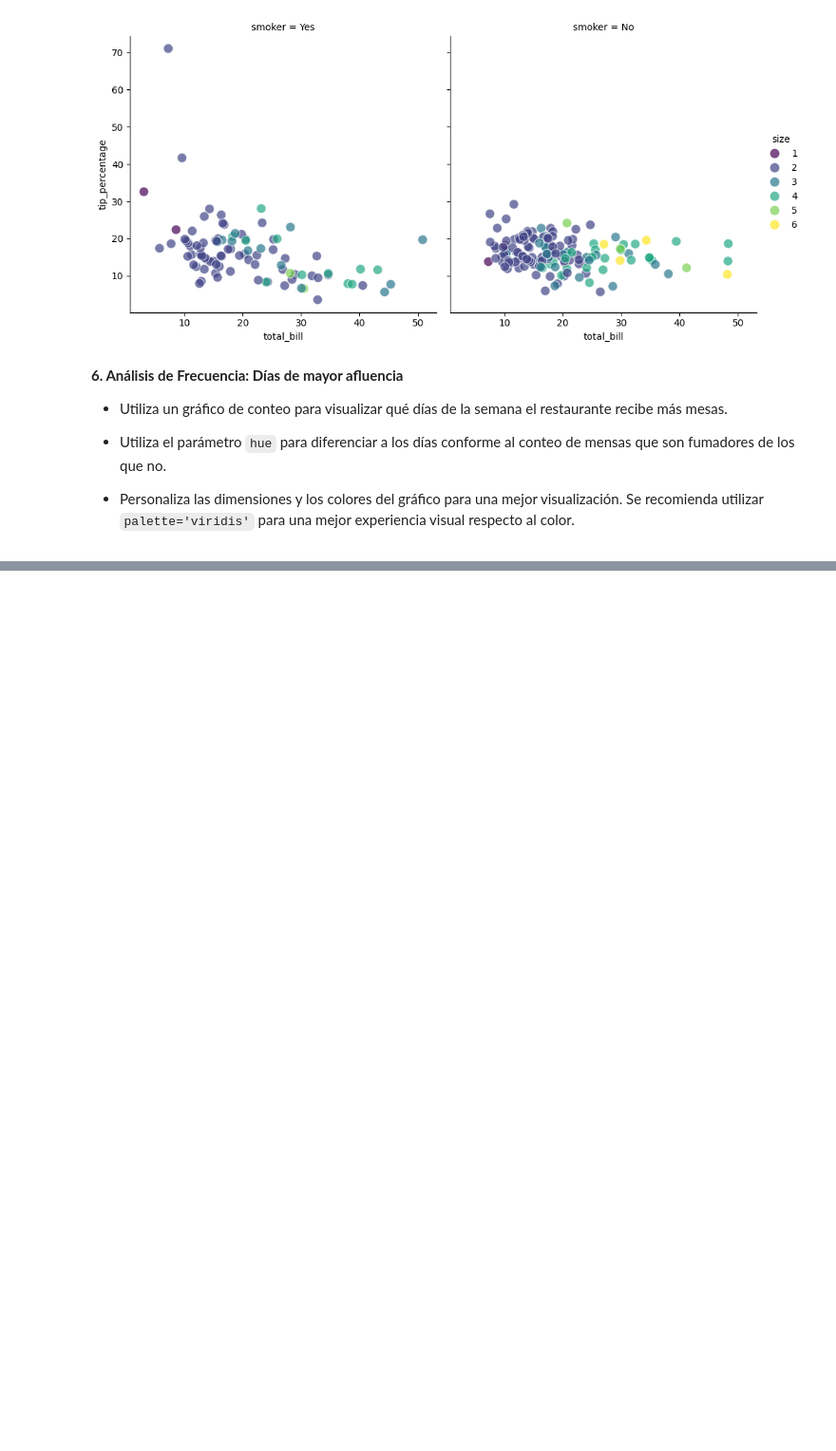
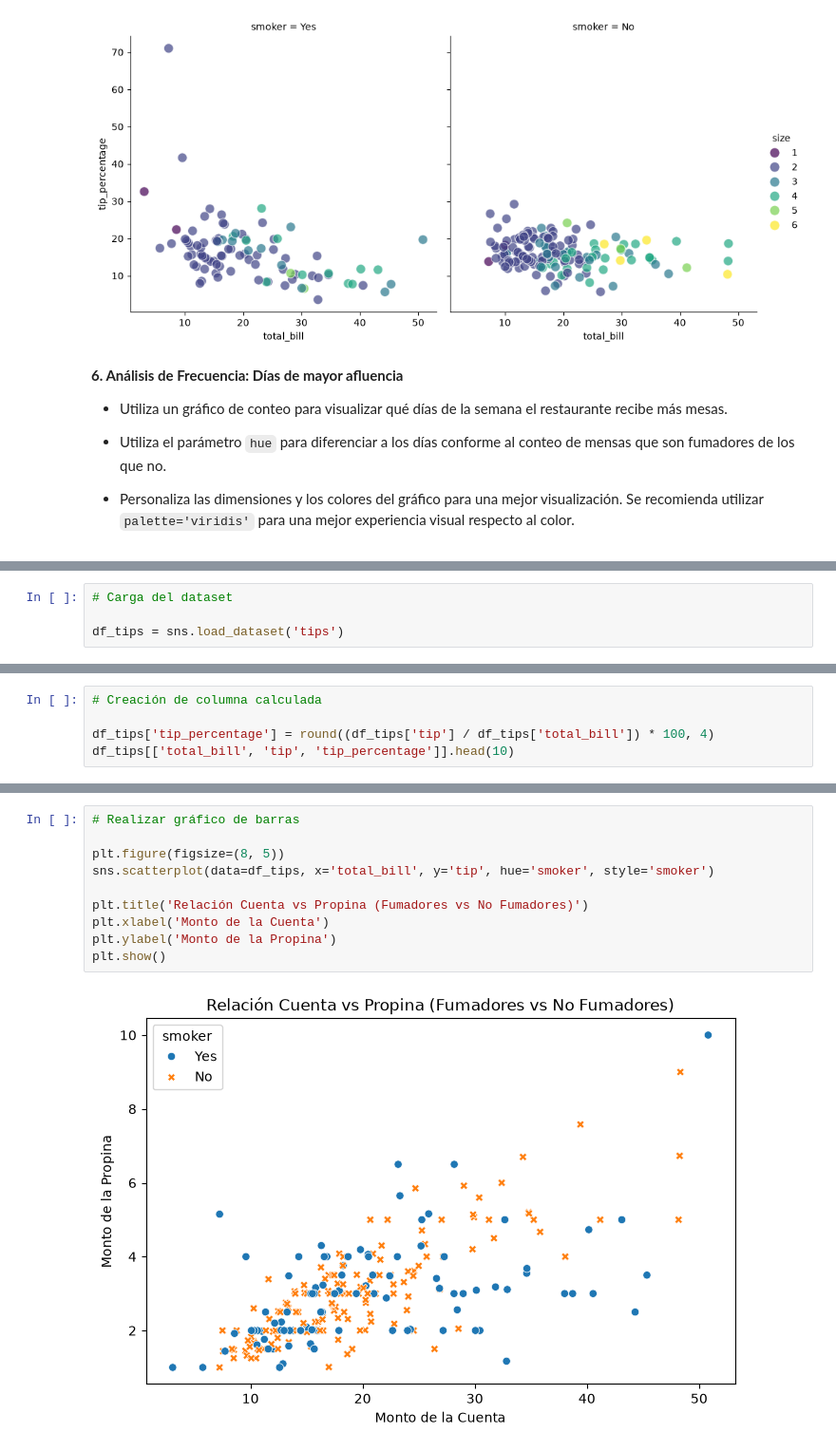
Before and after one commit to angelrz/data-analysis, a Jupyter notebook: 3 Introducción al Análisis de Datos/3.2 Hands_On_Herramientas_de_Análisis_de_Datos.ipynb, the cells around one changed output, grey strips where cells are left out. Shown at 95% size. Cells and saved outputs as stored; diff of their text form; blank space fills up the shorter version.

```diff
--- a/3 Introducción al Análisis de Datos/3.2 Hands_On_Herramientas_de_Análisis_de_Datos.ipynb
+++ b/3 Introducción al Análisis de Datos/3.2 Hands_On_Herramientas_de_Análisis_de_Datos.ipynb
@@ -775,0 +806,4 @@ plt
+# %%
+# Carga del dataset
+
+df_tips = sns.load_dataset('tips')
@@ -775,0 +835,5 @@ plt
+# %%
+# Creación de columna calculada
+
+df_tips['tip_percentage'] = round((df_tips['tip'] / df_tips['total_bill']) * 100, 4)
+df_tips[['total_bill', 'tip', 'tip_percentage']].head(10)
@@ -775,0 +899,12 @@ plt
+# %%
+# Realizar gráfico de barras
+
+plt.figure(figsize=(8, 5))
+sns.scatterplot(data=df_tips, x='total_bill', y='tip', hue='smoker', style='smoker')
+
+plt.title('Relación Cuenta vs Propina (Fumadores vs No Fumadores)')
+plt.xlabel('Monto de la Cuenta')
+plt.ylabel('Monto de la Propina')
+plt.show()
+# %% [output]
+[figure, added]
```
Also changed, not shown: parts of 43 cells of this notebook.
